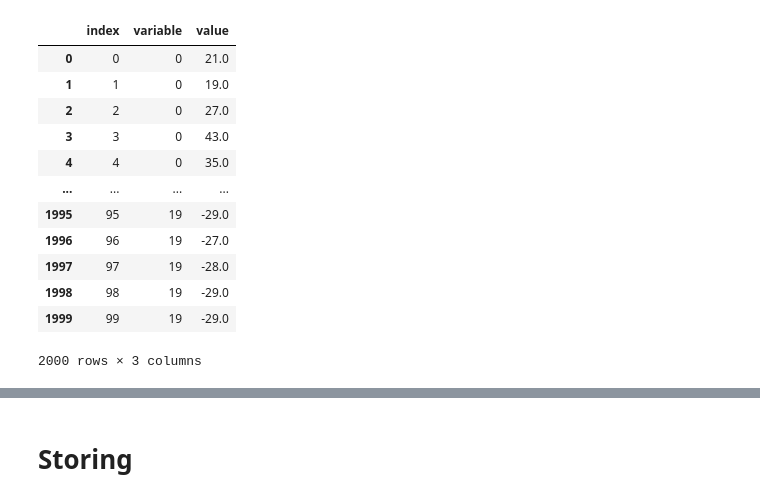
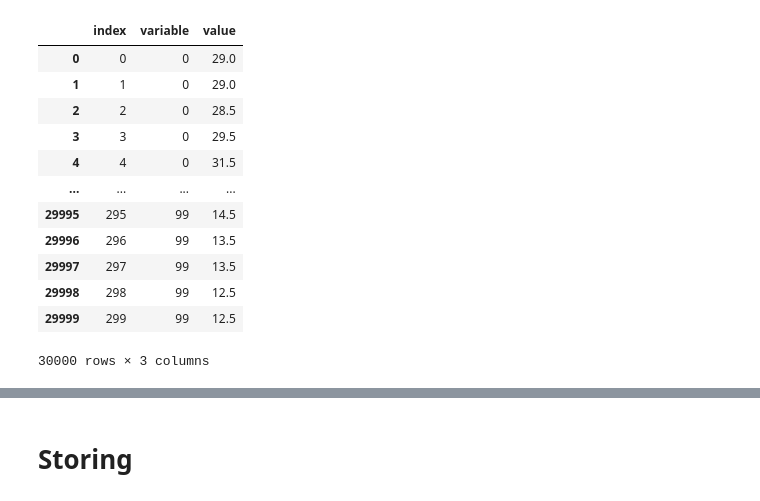
Before and after one commit to morrismanfung/blackjacksimulator, a Jupyter notebook: Project.ipynb, the cells around one changed output, grey strips where cells are left out. Drawn from its saved outputs; the diff is of its cells as text; code cells hidden in the pictures.

```diff
--- a/Project.ipynb
+++ b/Project.ipynb
@@ -38,9 +6,0 @@ basic_strategy_soft.index = list( map( str, basic_strategy_soft.index))
-# %%
-def value_sum( cards):
-
-    values = np.array( [], dtype = int)
-    num_A = np.count_nonzero( cards == 'A')
-    values = np.append( values, sum( list( map( value, cards))))
-    for i in range( 1, num_A+1):
-        values = np.append( values, sum( list( map( value, cards)))-10*i)
-    return values
@@ -107,11 +43,3 @@ class Player():
             self.value = min( self.possible_values)
         if verbose == True:
             print( f'Player\'s cards are {self.cards}')
-# %%
-def basic_strategy_action( player, dealer, total):
-    if total == 'pair':
-        return basic_strategy_split.loc[ str( min( player.cards)), check( dealer.value)]
-    elif total == 'hard':
-        return basic_strategy_hard.loc[ str( player.value), check( dealer.value)]
-    elif total == 'soft':
-        return basic_strategy_soft.loc[ str( player.value), check( dealer.value)]
@@ -212,20 +155,21 @@ record_game = {
-# %%
-record_run = defaultdict( lambda: record_game)
 # %%
 verbose = False
 
 record = defaultdict( lambda: record_run.copy())
 
-for i in range( 20):
+for i in range( 100):
     result = np.array( [])
-    bankroll = 20
+    bankroll = 30
     current_deck = (deck * 2).copy()
-    count_ = 0
+    running_count = 0
+    true_count = 0
 
-    for j in range( 100):
+    for j in range( 300):
 
-
-        change = game()
+        if bankroll > 0:
+            change = game()
+        else:
+            change = 0
 
         bankroll = bankroll + change
         record_run[ j][ 'run_num'] = j
@@ -233,7 +177,8 @@ for i in range( 20):
         record_run[ j][ 'dealer_cards'] = dealer.cards
         record_run[ j][ 'betsize'] = betsize
         record_run[ j][ 'change'] = change
-        record_run[ j][ 'count_'] = count_
+        record_run[ j][ 'running_count'] = running_count
+        record_run[ j][ 'true_count'] = true_count
 
         result = np.append( result, bankroll)
 
@@ -241,20 +186,20 @@ for i in range( 20):
         #print()
     record[i] = result
 # %%
-record_melted = pd.DataFrame( record).reset_index().melt( id_vars = 'index', value_vars = list( range( 20)))
+record_melted = pd.DataFrame( record).reset_index().melt( id_vars = 'index', value_vars = list( range( 100)))
 record_melted
 # %% [output]
 |  | index | variable | value |
-| 0 | 0 | 0 | 21.0 |
-| 1 | 1 | 0 | 19.0 |
-| 2 | 2 | 0 | 27.0 |
-| 3 | 3 | 0 | 43.0 |
-| 4 | 4 | 0 | 35.0 |
+| 0 | 0 | 0 | 29.0 |
+| 1 | 1 | 0 | 29.0 |
+| 2 | 2 | 0 | 28.5 |
+| 3 | 3 | 0 | 29.5 |
+| 4 | 4 | 0 | 31.5 |
 | ... | ... | ... | ... |
-| 1995 | 95 | 19 | -29.0 |
-| 1996 | 96 | 19 | -27.0 |
-| 1997 | 97 | 19 | -28.0 |
-| 1998 | 98 | 19 | -29.0 |
-| 1999 | 99 | 19 | -29.0 |
+| 29995 | 295 | 99 | 14.5 |
+| 29996 | 296 | 99 | 13.5 |
+| 29997 | 297 | 99 | 13.5 |
+| 29998 | 298 | 99 | 12.5 |
+| 29999 | 299 | 99 | 12.5 |
-2000 rows × 3 columns
+30000 rows × 3 columns
 # %%
```
Also changed, not shown: parts of 24 cells of this notebook, 3 other files.
